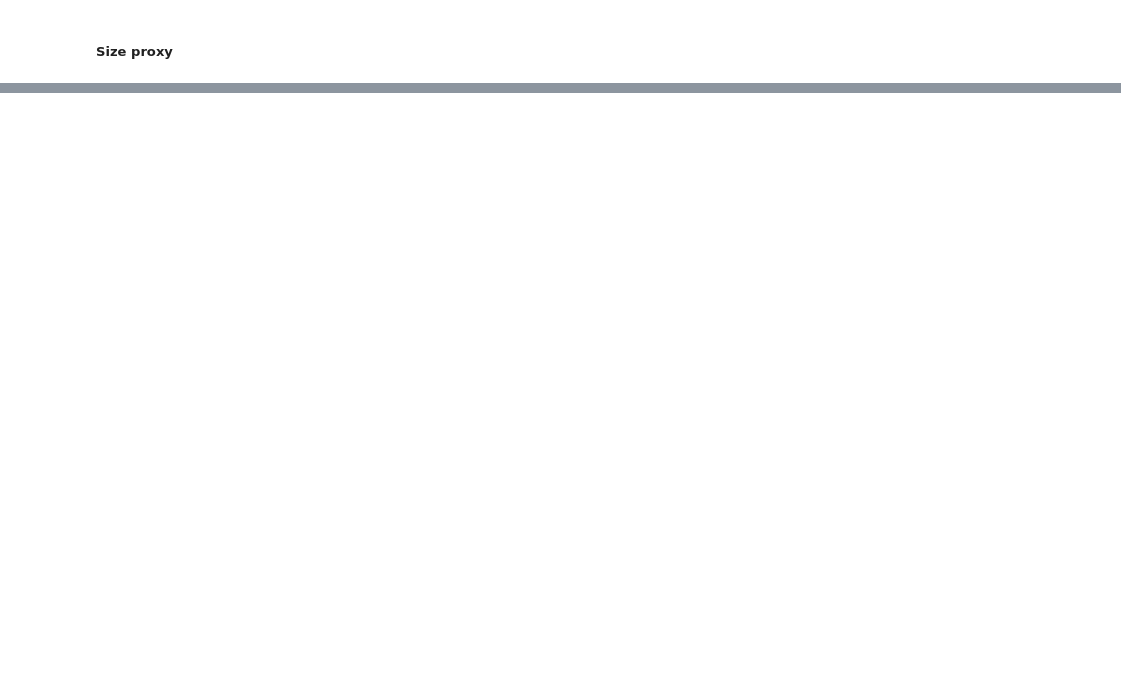
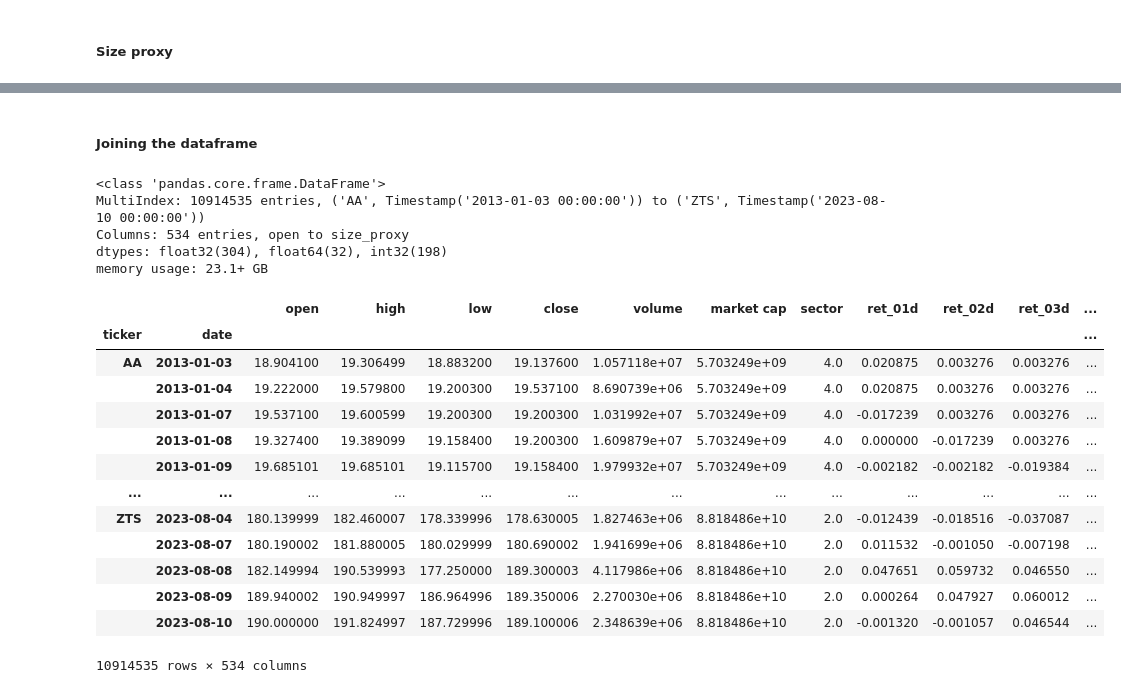
Before and after one commit to skhan61/QuantProject, a Jupyter notebook: 02_common_alpha_factors.ipynb, the cells around one changed output, grey strips where cells are left out. Saved outputs shown, nothing was run; the diff lists cells and outputs as text; code cells hidden in the pictures; blank space fills up the shorter version.

```diff
--- a/02_common_alpha_factors.ipynb
+++ b/02_common_alpha_factors.ipynb
@@ -298,3 +262,69 @@ data.dropna(how='all').info(null_counts=True)
+# %% [markdown]
+##### Joining the dataframe
+# %%
+DATA_STORE = Path('/home/sayem/Desktop/Project/data/assets.h5')
+
+with pd.HDFStore(DATA_STORE) as store:
+    data_ta = store['data/top500_dataset_with_TA']
+    data = store['data/top500_dataset_with_rolling_beta_size_proxy']
+
+
+def optimize_dataframe(df):
+    # Convert float64 to float32
+    for col in df.select_dtypes(include=['float64']).columns:
+        df[col] = pd.to_numeric(df[col], downcast='float')
+
+    return df
+
+data = optimize_dataframe(data.copy())
+data_ta = optimize_dataframe(data_ta.copy())
+
+import pandas as pd
+
+common_cols = set(data_ta.columns).intersection(data.columns)
+# print(common_cols)
+# Drop common columns from 'data' before merging. This helps avoid duplicated columns in the merge.
+data = data.drop(columns=common_cols)
+
+# Merge on multi-index
+merged_data = data_ta.merge(data, left_index=True, right_index=True, how='inner')
+
+merged_data.dropna(how='all').info(null_counts=True)
+# %% [output]
+<class 'pandas.core.frame.DataFrame'>
+MultiIndex: 10914535 entries, ('AA', Timestamp('2013-01-03 00:00:00')) to ('ZTS', Timestamp('2023-08-10 00:00:00'))
+Columns: 534 entries, open to size_proxy
+dtypes: float32(304), float64(32), int32(198)
+memory usage: 23.1+ GB
+# %%
+# First, use forward fill
+merged_data.ffill(inplace=True)
+
+# Then, use backward fill for any remaining NaNs
+merged_data.bfill(inplace=True)
+# %%
+# Drop rows where any value is NaN
+cleaned_data = merged_data.dropna(how='any')
+
+# Or, drop columns where any value is NaN
+cleaned_data = merged_data.dropna(how='any', axis=1)
+# %%
+cleaned_data
+# %% [output]
+|  |  | open | high | low | close | volume | market cap | sector | ret_01d | ret_02d | ret_03d | ... |
+| ticker | date |  |  |  |  |  |  |  |  |  |  | ... |
+| AA | 2013-01-03 | 18.904100 | 19.306499 | 18.883200 | 19.137600 | 1.057118e+07 | 5.703249e+09 | 4.0 | 0.020875 | 0.003276 | 0.003276 | ... |
+|  | 2013-01-04 | 19.222000 | 19.579800 | 19.200300 | 19.537100 | 8.690739e+06 | 5.703249e+09 | 4.0 | 0.020875 | 0.003276 | 0.003276 | ... |
+|  | 2013-01-07 | 19.537100 | 19.600599 | 19.200300 | 19.200300 | 1.031992e+07 | 5.703249e+09 | 4.0 | -0.017239 | 0.003276 | 0.003276 | ... |
+|  | 2013-01-08 | 19.327400 | 19.389099 | 19.158400 | 19.200300 | 1.609879e+07 | 5.703249e+09 | 4.0 | 0.000000 | -0.017239 | 0.003276 | ... |
+|  | 2013-01-09 | 19.685101 | 19.685101 | 19.115700 | 19.158400 | 1.979932e+07 | 5.703249e+09 | 4.0 | -0.002182 | -0.002182 | -0.019384 | ... |
+| ... | ... | ... | ... | ... | ... | ... | ... | ... | ... | ... | ... | ... |
+| ZTS | 2023-08-04 | 180.139999 | 182.460007 | 178.339996 | 178.630005 | 1.827463e+06 | 8.818486e+10 | 2.0 | -0.012439 | -0.018516 | -0.037087 | ... |
+|  | 2023-08-07 | 180.190002 | 181.880005 | 180.029999 | 180.690002 | 1.941699e+06 | 8.818486e+10 | 2.0 | 0.011532 | -0.001050 | -0.007198 | ... |
+|  | 2023-08-08 | 182.149994 | 190.539993 | 177.250000 | 189.300003 | 4.117986e+06 | 8.818486e+10 | 2.0 | 0.047651 | 0.059732 | 0.046550 | ... |
+|  | 2023-08-09 | 189.940002 | 190.949997 | 186.964996 | 189.350006 | 2.270030e+06 | 8.818486e+10 | 2.0 | 0.000264 | 0.047927 | 0.060012 | ... |
+|  | 2023-08-10 | 190.000000 | 191.824997 | 187.729996 | 189.100006 | 2.348639e+06 | 8.818486e+10 | 2.0 | -0.001320 | -0.001057 | 0.046544 | ... |
+10914535 rows × 534 columns
 # %%
 with pd.HDFStore('data.h5') as store:
     store.put('factors/common', data)
```
Also changed, not shown: parts of 10 cells of this notebook, 3 other files.
